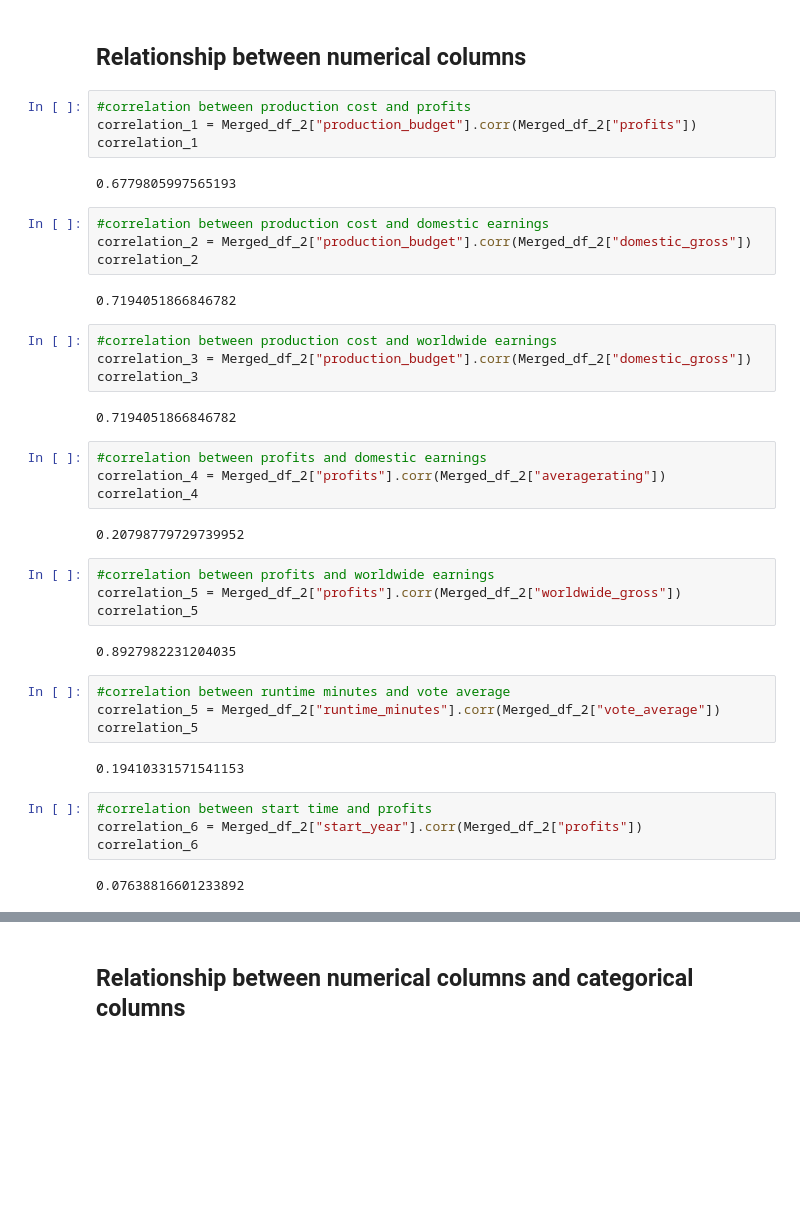
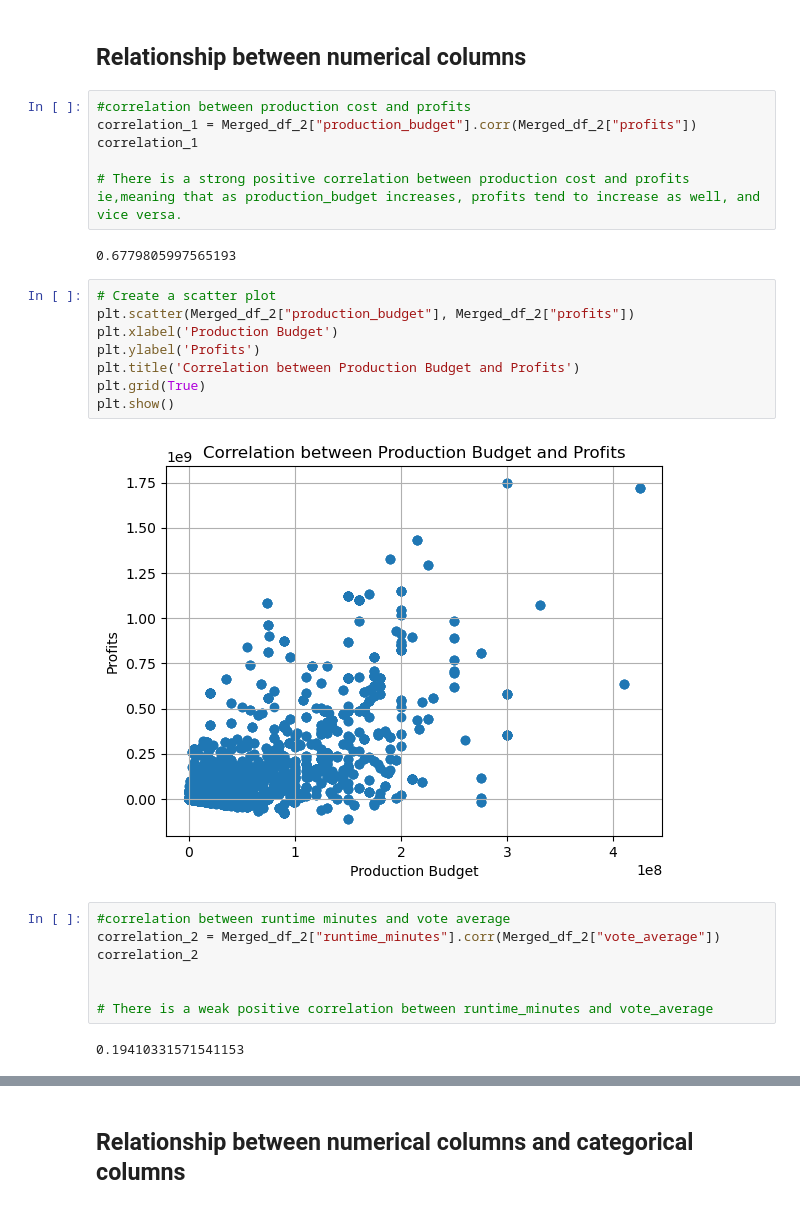
Before and after one commit to Muthoni-Kahura/dsc-phase-1-project, a Jupyter notebook: Phase_1_Project.ipynb, the cells around one changed output, grey strips where cells are left out. Drawn from its saved outputs; the diff is of its cells as text; blank space fills up the shorter version.

Commit message:
Data visualisation

```diff
--- a/Phase_1_Project.ipynb
+++ b/Phase_1_Project.ipynb
@@ -1053,41 +1049,26 @@ In this section, we shall analyse the relationship between the categorical data
 #correlation between production cost and profits
 correlation_1 = Merged_df_2["production_budget"].corr(Merged_df_2["profits"])
 correlation_1
+
+# There is a strong positive correlation between production cost and profits ie,meaning that as production_budget increases, profits tend to increase as well, and vice versa.
 # %% [output]
 0.6779805997565193
+# %%
+# Create a scatter plot
+plt.scatter(Merged_df_2["production_budget"], Merged_df_2["profits"])
+plt.xlabel('Production Budget')
+plt.ylabel('Profits')
+plt.title('Correlation between Production Budget and Profits')
+plt.grid(True)
+plt.show()
+# %% [output]
+[figure, added]
 # %%
-#correlation between production cost and domestic earnings
-correlation_2 = Merged_df_2["production_budget"].corr(Merged_df_2["domestic_gross"])
+#correlation between runtime minutes and vote average
+correlation_2 = Merged_df_2["runtime_minutes"].corr(Merged_df_2["vote_average"])
 correlation_2
+
+
+# There is a weak positive correlation between runtime_minutes and vote_average
 # %% [output]
-0.7194051866846782
+0.19410331571541153
-# %%
-#correlation between production cost and worldwide earnings
-correlation_3 = Merged_df_2["production_budget"].corr(Merged_df_2["domestic_gross"])
-correlation_3
-# %% [output]
-0.7194051866846782
-# %%
-#correlation between profits and domestic earnings
-correlation_4 = Merged_df_2["profits"].corr(Merged_df_2["averagerating"])
-correlation_4
-# %% [output]
-0.20798779729739952
-# %%
-#correlation between profits and worldwide earnings
-correlation_5 = Merged_df_2["profits"].corr(Merged_df_2["worldwide_gross"])
-correlation_5
-# %% [output]
-0.8927982231204035
-# %%
-#correlation between runtime minutes and vote average
-correlation_5 = Merged_df_2["runtime_minutes"].corr(Merged_df_2["vote_average"])
-correlation_5
-# %% [output]
-0.19410331571541153
-# %%
-#correlation between start time and profits
-correlation_6 = Merged_df_2["start_year"].corr(Merged_df_2["profits"])
-correlation_6
-# %% [output]
-0.07638816601233892
```
Also changed, not shown: parts of 12 cells of this notebook.
